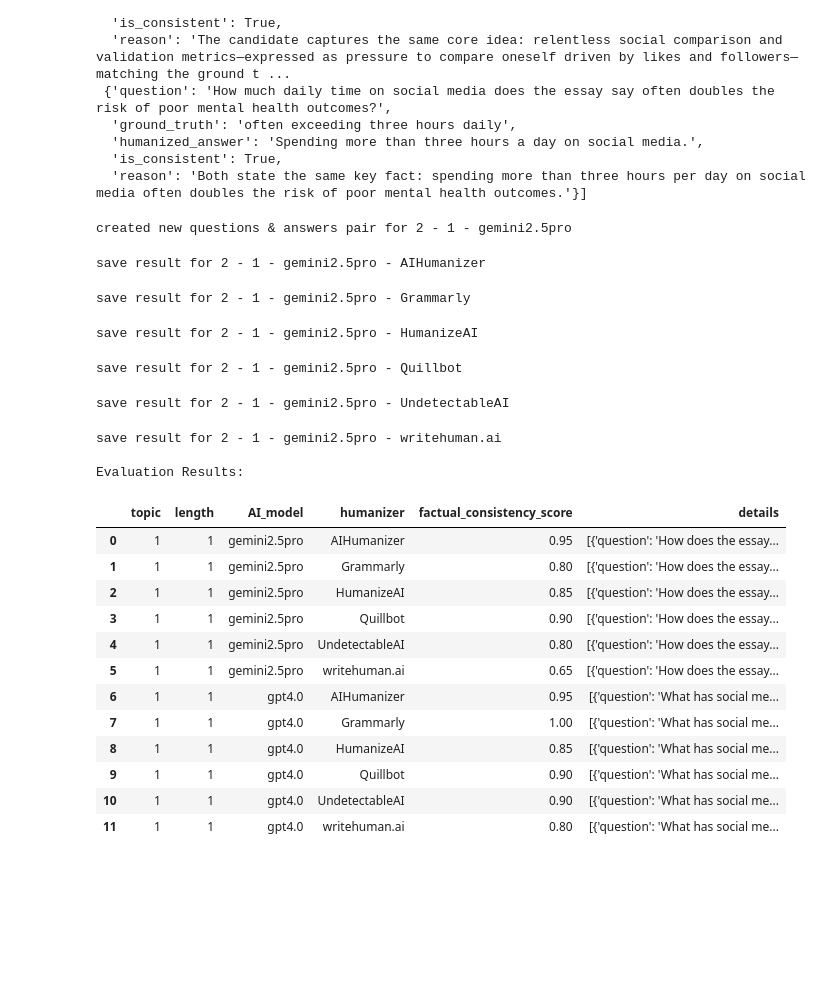
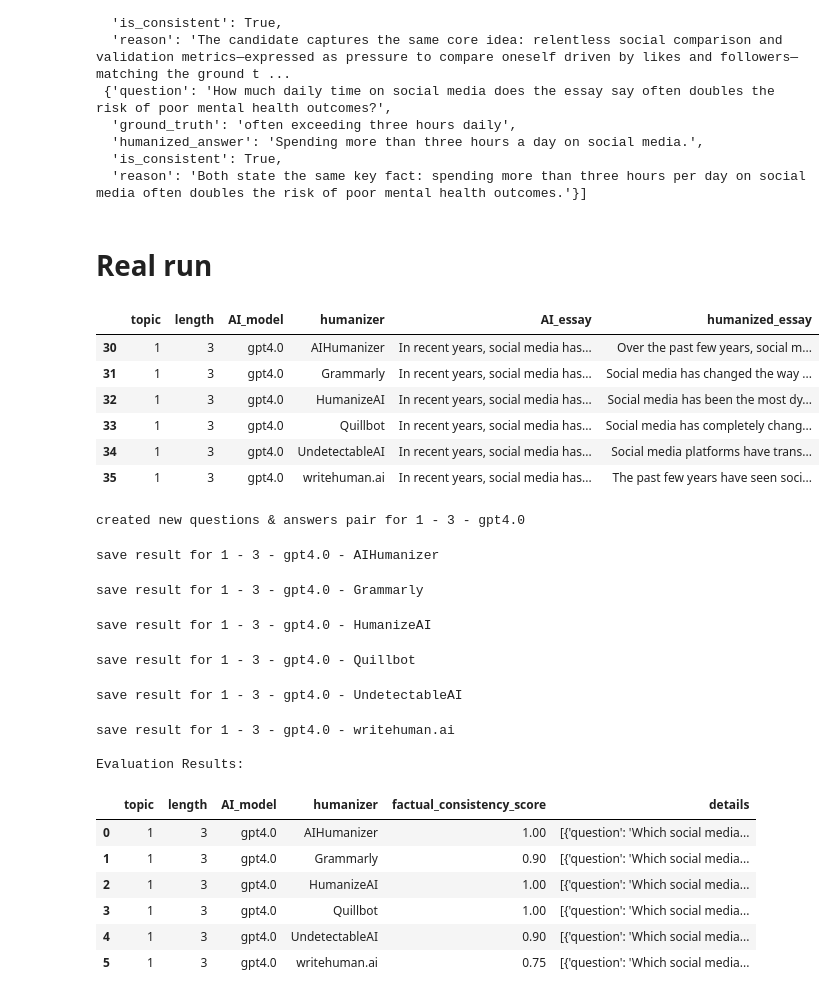
Before and after one commit to warit-tee/FYP, a Jupyter notebook: factual/fact.ipynb, the cells around one changed output. Drawn from its saved outputs; the diff is of its cells as text; code cells hidden in the pictures; blank space fills up the shorter version.

Commit message:
add results for row 19-36

```diff
--- a/factual/fact.ipynb
+++ b/factual/fact.ipynb
@@ -259,9 +261,21 @@ results_df.loc[0, 'details']
   'humanized_answer': 'Spending more than three hours a day on social media.',
   'is_consistent': True,
   'reason': 'Both state the same key fact: spending more than three hours per day on social media often doubles the risk of poor mental health outcomes.'}]
+# %% [markdown]
+# Real run
+# %%
+df.iloc[30:36]
+# %% [output]
+|  | topic | length | AI_model | humanizer | AI_essay | humanized_essay |
+| 30 | 1 | 3 | gpt4.0 | AIHumanizer | In recent years, social media has... | Over the past few years, social m... |
+| 31 | 1 | 3 | gpt4.0 | Grammarly | In recent years, social media has... | Social media has changed the way ... |
+| 32 | 1 | 3 | gpt4.0 | HumanizeAI | In recent years, social media has... | Social media has been the most dy... |
+| 33 | 1 | 3 | gpt4.0 | Quillbot | In recent years, social media has... | Social media has completely chang... |
+| 34 | 1 | 3 | gpt4.0 | UndetectableAI | In recent years, social media has... | Social media platforms have trans... |
+| 35 | 1 | 3 | gpt4.0 | writehuman.ai | In recent years, social media has... | The past few years have seen soci... |
 # %%
 # real run on next 6 rows with caching of generated questions
-df_temp = df.iloc[12:18].copy() # Process next 6 rows for testing
+df_temp = df.iloc[30:36].copy() # Process next 6 rows for testing
 processed_AI_essays = dict()
 output_results = []
 for index, row in tqdm(df_temp.iterrows(), total=len(df_temp)):
@@ -271,56 +285,50 @@ for index, row in tqdm(df_temp.iterrows(), total=len(df_temp)):
         qa_pairs = processed_AI_essays[original]
     else:
         qa_pairs = generate_questions_from_original(original, num_questions=20)
-        print(f"created new questions & answers pair for {row['length']} - {row['topic']} - {row['AI_model']}")
+        print(f"created new questions & answers pair for {row['topic']} - {row['length']} - {row['AI_model']}")
         processed_AI_essays[original] = qa_pairs
 
     score, details = check_factual_score_for_row(qa_pairs, humanized)
 
     temp_df = pd.DataFrame([{
         "topic": row['topic'],
         "length": row['length'],
         "AI_model": row['AI_model'],
         "humanizer": row['humanizer'],
         "factual_consistency_score": score,
         "details": details
     }])
     temp_df.to_csv('qna_results.csv', mode='a',index=False, header=False)
-    print(f"save result for {row['length']} - {row['topic']} - {row['AI_model']} - {row['humanizer']}")
+    print(f"save result for {row['topic']} - {row['length']} - {row['AI_model']} - {row['humanizer']}")
 
     output_results.append({
         "topic": row['topic'],
         "length": row['length'],
         "AI_model": row['AI_model'],
         "humanizer": row['humanizer'],
         "factual_consistency_score": score,
         "details": details
     })
 results_df = pd.DataFrame(output_results)
 print("\nEvaluation Results:")
 display(results_df)
 # %% [output]
-created new questions & answers pair for 2 - 1 - gemini2.5pro
+created new questions & answers pair for 1 - 3 - gpt4.0
-save result for 2 - 1 - gemini2.5pro - AIHumanizer
+save result for 1 - 3 - gpt4.0 - AIHumanizer
-save result for 2 - 1 - gemini2.5pro - Grammarly
+save result for 1 - 3 - gpt4.0 - Grammarly
-save result for 2 - 1 - gemini2.5pro - HumanizeAI
+save result for 1 - 3 - gpt4.0 - HumanizeAI
-save result for 2 - 1 - gemini2.5pro - Quillbot
+save result for 1 - 3 - gpt4.0 - Quillbot
-save result for 2 - 1 - gemini2.5pro - UndetectableAI
+save result for 1 - 3 - gpt4.0 - UndetectableAI
-save result for 2 - 1 - gemini2.5pro - writehuman.ai
+save result for 1 - 3 - gpt4.0 - writehuman.ai
 
 Evaluation Results:
 |  | topic | length | AI_model | humanizer | factual_consistency_score | details |
-| 0 | 1 | 1 | gemini2.5pro | AIHumanizer | 0.95 | [{'question': 'How does the essay... |
-| 1 | 1 | 1 | gemini2.5pro | Grammarly | 0.80 | [{'question': 'How does the essay... |
-| 2 | 1 | 1 | gemini2.5pro | HumanizeAI | 0.85 | [{'question': 'How does the essay... |
-| 3 | 1 | 1 | gemini2.5pro | Quillbot | 0.90 | [{'question': 'How does the essay... |
-| 4 | 1 | 1 | gemini2.5pro | UndetectableAI | 0.80 | [{'question': 'How does the essay... |
-| 5 | 1 | 1 | gemini2.5pro | writehuman.ai | 0.65 | [{'question': 'How does the essay... |
-| 6 | 1 | 1 | gpt4.0 | AIHumanizer | 0.95 | [{'question': 'What has social me... |
-| 7 | 1 | 1 | gpt4.0 | Grammarly | 1.00 | [{'question': 'What has social me... |
-| 8 | 1 | 1 | gpt4.0 | HumanizeAI | 0.85 | [{'question': 'What has social me... |
-| 9 | 1 | 1 | gpt4.0 | Quillbot | 0.90 | [{'question': 'What has social me... |
-| 10 | 1 | 1 | gpt4.0 | UndetectableAI | 0.90 | [{'question': 'What has social me... |
-| 11 | 1 | 1 | gpt4.0 | writehuman.ai | 0.80 | [{'question': 'What has social me... |
+| 0 | 1 | 3 | gpt4.0 | AIHumanizer | 1.00 | [{'question': 'Which social media... |
+| 1 | 1 | 3 | gpt4.0 | Grammarly | 0.90 | [{'question': 'Which social media... |
+| 2 | 1 | 3 | gpt4.0 | HumanizeAI | 1.00 | [{'question': 'Which social media... |
+| 3 | 1 | 3 | gpt4.0 | Quillbot | 1.00 | [{'question': 'Which social media... |
+| 4 | 1 | 3 | gpt4.0 | UndetectableAI | 0.90 | [{'question': 'Which social media... |
+| 5 | 1 | 3 | gpt4.0 | writehuman.ai | 0.75 | [{'question': 'Which social media... |
 # %%
 # read qna_results.csv to see all results
 results_df = pd.read_csv('qna_results.csv')
```
Also changed, not shown: parts of 2 cells of this notebook, 1 other file.
